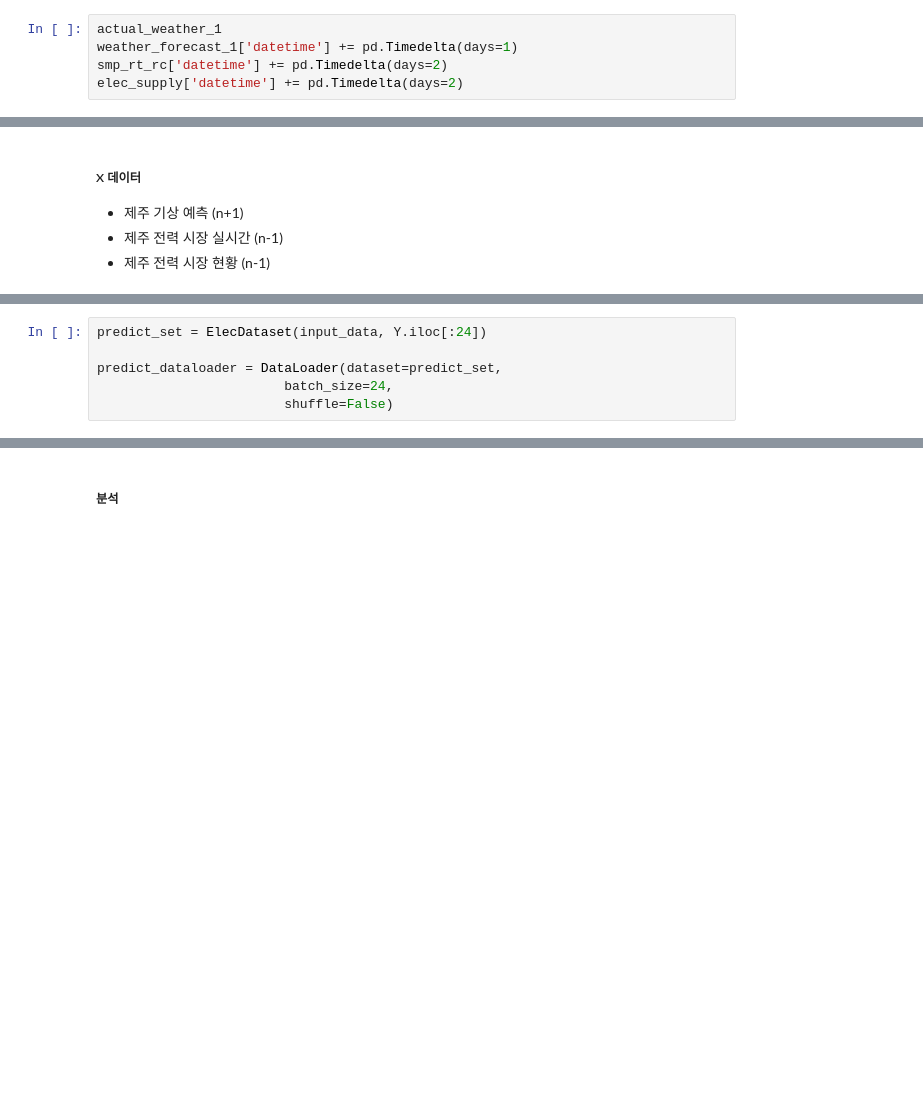
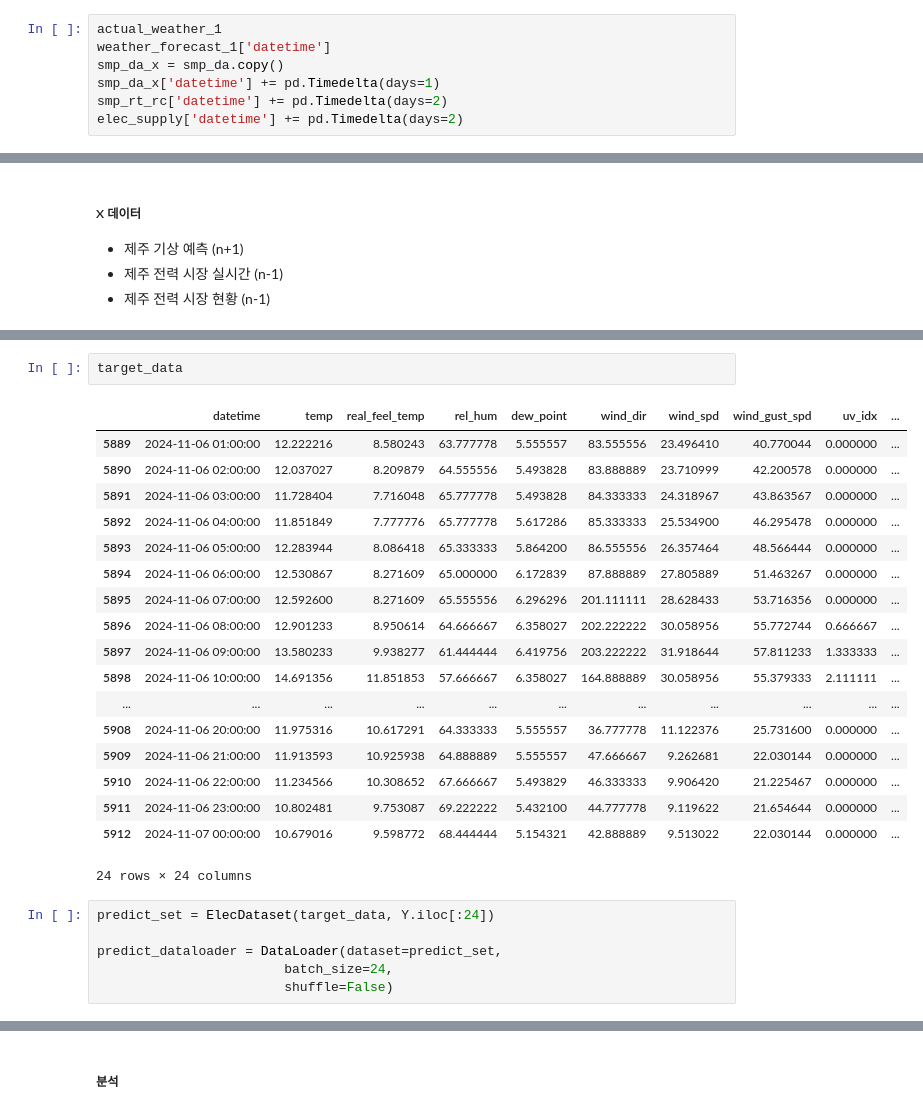
Before and after one commit to bluelemon61/24-OIBC-WolgoksTears, a Jupyter notebook: personal_files/hoon/DL_skeleton_v3.ipynb, the cells around one changed output, grey strips where cells are left out. Drawn from its saved outputs; the diff is of its cells as text; blank space fills up the shorter version.

```diff
--- a/personal_files/hoon/DL_skeleton_v3.ipynb
+++ b/personal_files/hoon/DL_skeleton_v3.ipynb
@@ -155,7 +156,9 @@ smp_rt_rc.head()
 - 제주 전력 시장 현황 (n-1)
 # %%
 actual_weather_1
-weather_forecast_1['datetime'] += pd.Timedelta(days=1)
+weather_forecast_1['datetime']
+smp_da_x = smp_da.copy()
+smp_da_x['datetime'] += pd.Timedelta(days=1)
 smp_rt_rc['datetime'] += pd.Timedelta(days=2)
 elec_supply['datetime'] += pd.Timedelta(days=2)
 # %%
@@ -510,5 +533,26 @@ input_data
+# %%
+target_data
+# %% [output]
+|  | datetime | temp | real_feel_temp | rel_hum | dew_point | wind_dir | wind_spd | wind_gust_spd | uv_idx | ... |
+| 5889 | 2024-11-06 01:00:00 | 12.222216 | 8.580243 | 63.777778 | 5.555557 | 83.555556 | 23.496410 | 40.770044 | 0.000000 | ... |
+| 5890 | 2024-11-06 02:00:00 | 12.037027 | 8.209879 | 64.555556 | 5.493828 | 83.888889 | 23.710999 | 42.200578 | 0.000000 | ... |
+| 5891 | 2024-11-06 03:00:00 | 11.728404 | 7.716048 | 65.777778 | 5.493828 | 84.333333 | 24.318967 | 43.863567 | 0.000000 | ... |
+| 5892 | 2024-11-06 04:00:00 | 11.851849 | 7.777776 | 65.777778 | 5.617286 | 85.333333 | 25.534900 | 46.295478 | 0.000000 | ... |
+| 5893 | 2024-11-06 05:00:00 | 12.283944 | 8.086418 | 65.333333 | 5.864200 | 86.555556 | 26.357464 | 48.566444 | 0.000000 | ... |
+| 5894 | 2024-11-06 06:00:00 | 12.530867 | 8.271609 | 65.000000 | 6.172839 | 87.888889 | 27.805889 | 51.463267 | 0.000000 | ... |
+| 5895 | 2024-11-06 07:00:00 | 12.592600 | 8.271609 | 65.555556 | 6.296296 | 201.111111 | 28.628433 | 53.716356 | 0.000000 | ... |
+| 5896 | 2024-11-06 08:00:00 | 12.901233 | 8.950614 | 64.666667 | 6.358027 | 202.222222 | 30.058956 | 55.772744 | 0.666667 | ... |
+| 5897 | 2024-11-06 09:00:00 | 13.580233 | 9.938277 | 61.444444 | 6.419756 | 203.222222 | 31.918644 | 57.811233 | 1.333333 | ... |
+| 5898 | 2024-11-06 10:00:00 | 14.691356 | 11.851853 | 57.666667 | 6.358027 | 164.888889 | 30.058956 | 55.379333 | 2.111111 | ... |
+| ... | ... | ... | ... | ... | ... | ... | ... | ... | ... | ... |
+| 5908 | 2024-11-06 20:00:00 | 11.975316 | 10.617291 | 64.333333 | 5.555557 | 36.777778 | 11.122376 | 25.731600 | 0.000000 | ... |
+| 5909 | 2024-11-06 21:00:00 | 11.913593 | 10.925938 | 64.888889 | 5.555557 | 47.666667 | 9.262681 | 22.030144 | 0.000000 | ... |
+| 5910 | 2024-11-06 22:00:00 | 11.234566 | 10.308652 | 67.666667 | 5.493829 | 46.333333 | 9.906420 | 21.225467 | 0.000000 | ... |
+| 5911 | 2024-11-06 23:00:00 | 10.802481 | 9.753087 | 69.222222 | 5.432100 | 44.777778 | 9.119622 | 21.654644 | 0.000000 | ... |
+| 5912 | 2024-11-07 00:00:00 | 10.679016 | 9.598772 | 68.444444 | 5.154321 | 42.888889 | 9.513022 | 22.030144 | 0.000000 | ... |
+24 rows × 24 columns
 # %%
-predict_set = ElecDataset(input_data, Y.iloc[:24])
+predict_set = ElecDataset(target_data, Y.iloc[:24])
 
 predict_dataloader = DataLoader(dataset=predict_set,
                         batch_size=24,
```
Also changed, not shown: parts of 19 cells of this notebook, 2 other files.
